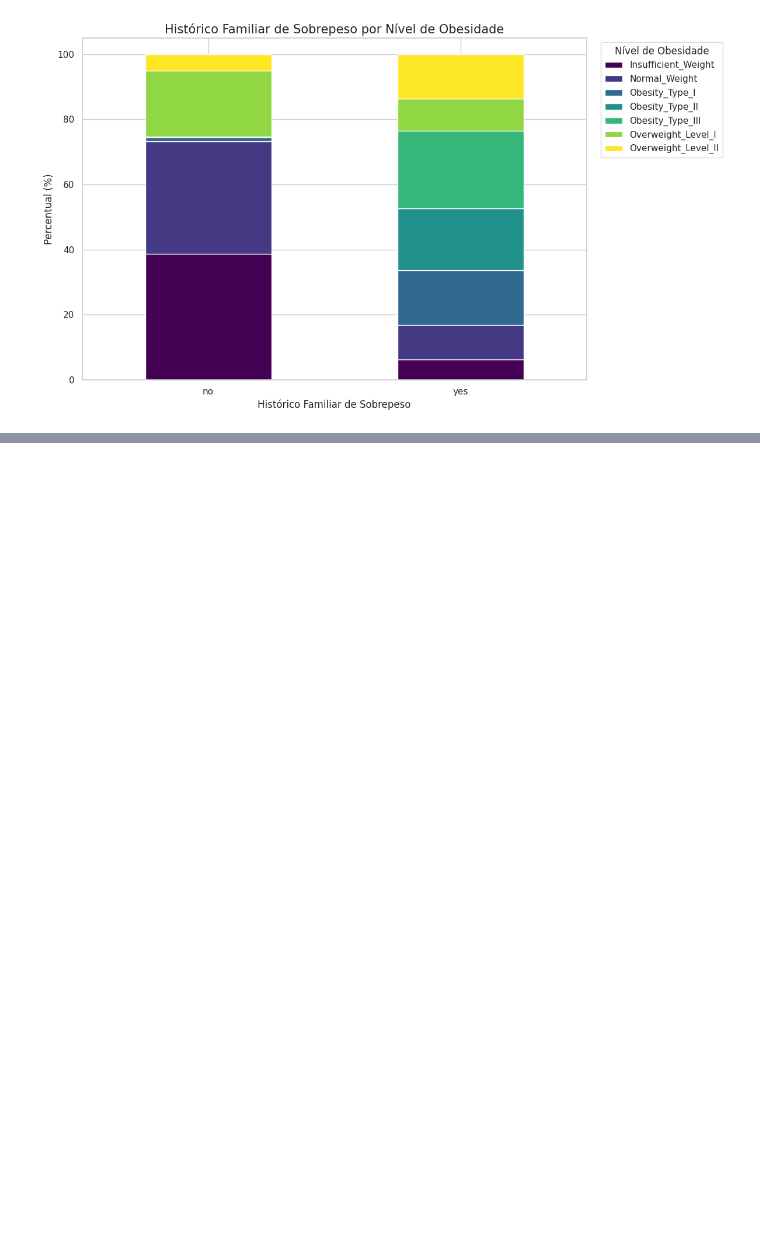
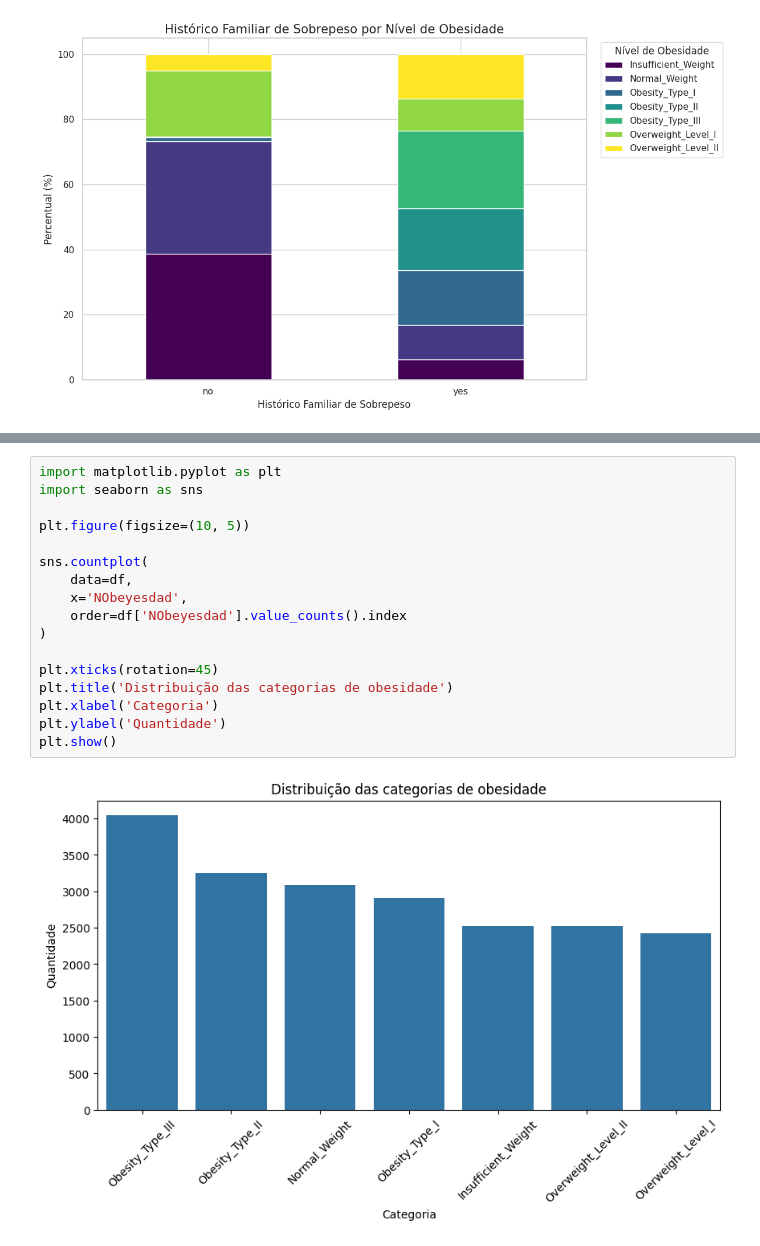
Before and after one commit to cesr1971/MLPYTHON, a Jupyter notebook: MLPYTHON_TRAB01.ipynb, the cells around one changed output, grey strips where cells are left out. Drawn from its saved outputs; the diff is of its cells as text; blank space fills up the shorter version.

```diff
--- a/MLPYTHON_TRAB01.ipynb
+++ b/MLPYTHON_TRAB01.ipynb
@@ -294,0 +339,19 @@ plt.show()
+# %%
+import matplotlib.pyplot as plt
+import seaborn as sns
+
+plt.figure(figsize=(10, 5))
+
+sns.countplot(
+    data=df,
+    x='NObeyesdad',
+    order=df['NObeyesdad'].value_counts().index
+)
+
+plt.xticks(rotation=45)
+plt.title('Distribuição das categorias de obesidade')
+plt.xlabel('Categoria')
+plt.ylabel('Quantidade')
+plt.show()
+# %% [output]
+[figure, added]
```
Also changed, not shown: parts of 31 cells of this notebook.
